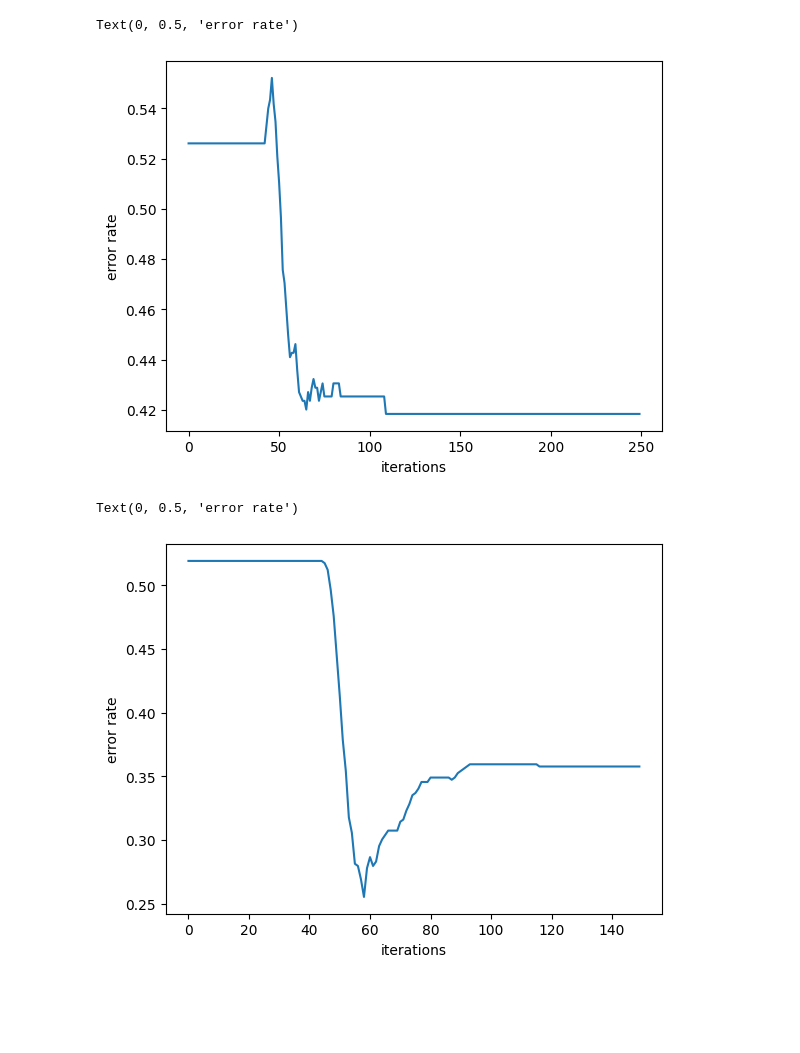
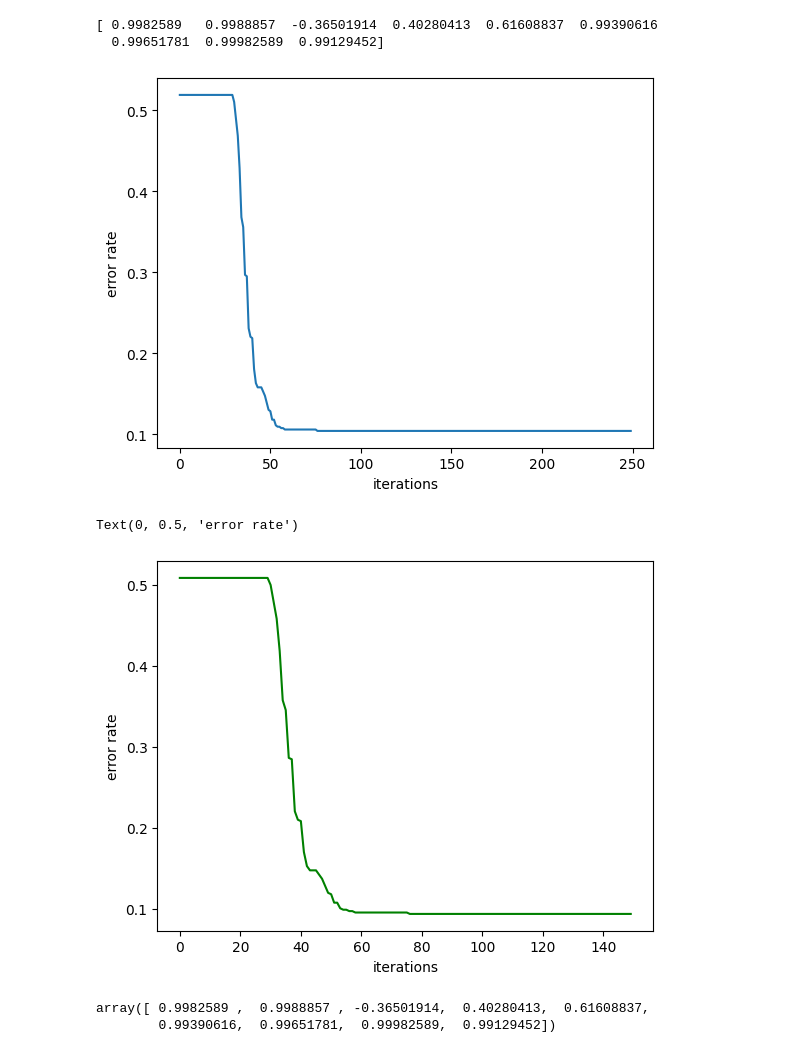
Before and after one commit to staceywies/Nothing-to-see-here, a Jupyter notebook: Supervised Learning/NeuralNetwork.ipynb, the cells around one changed output. Cells and saved outputs as stored; diff of their text form; code cells hidden in the pictures; blank space fills up the shorter version.

```diff
--- a/Supervised Learning/NeuralNetwork.ipynb
+++ b/Supervised Learning/NeuralNetwork.ipynb
@@ -112,7 +93,7 @@ errortrain1=[]
 erroriter1=[]
 weightsval1=[]
 for val in vals:
-    X_train, X_test, y_train, y_test = train_test_split (input, output1, test_size=val, )
+    X_train, X_test, y_train, y_test = train_test_split (input, output1, test_size=val, random_state=212)
     weights=np.ones((input.shape[1]))#/ (input.shape[1]*1000)
     learningr=0.0000002
     iter=0
@@ -181,11 +162,14 @@ for val in vals:
 
 import matplotlib.pyplot as plt
 plt.plot(erroriter1)
+#plt.legend("classificaiton Question 1")
 plt.xlabel("iterations")
 plt.ylabel("error rate")
+print(weights)
 # %% [output]
-Text(0, 0.5, 'error rate')
+[ 0.9982589   0.9988857  -0.36501914  0.40280413  0.61608837  0.99390616
+  0.99651781  0.99982589  0.99129452]
-[figure, old version]
+[figure, new version]
 # %%
 #########Starts here- Problem 2
 import numpy as np
@@ -222,7 +206,7 @@ weightsval27=[]
 weightsval28=[]
 weightsval29=[]
 for val in vals:
-    X_train, X_test, y_train, y_test = train_test_split (input, output2, test_size=val, )
+    X_train, X_test, y_train, y_test = train_test_split (input, output2, test_size=val, random_state=212)
     weights=np.ones((input.shape[1]))#/ (input.shape[1]*1000)
     learningr=0.0000002
     iter=0
@@ -278,35 +262,41 @@ for val in vals:
                 valv=X_train[k,j]*ydiff[k]
                 #print(val) #sum up all of the values for each row
             valv=valv*learningr
             gradient.append(valv)
         weights+=gradient
 
 
     stop=time.time()
     timer=stop-start
     iterations.append(iter)
     timetotrain2.append(timer)
     errortrain2.append(error)
 
     #test data
     answera=np.sum(X_test*weights, axis=1)
     answera[answera<=0.5]=0
     answera[answera>0.5]=1
 
     y_test=y_test.ravel()
     difference=abs(answera-y_test)
     error=np.sum(difference)/difference.size
     errortest2.append(error)
 
 import matplotlib.pyplot as plt
 
 
-plt.plot(erroriter2)
+plt.plot(erroriter2, 'g')
+#plt.legend('Classificaiton Question 2')
 plt.xlabel("iterations")
 plt.ylabel("error rate")
 # %% [output]
 Text(0, 0.5, 'error rate')
-[figure, old version]
+[figure, new version]
+# %%
+weightssave2
+# %% [output]
+array([ 0.9982589 ,  0.9988857 , -0.36501914,  0.40280413,  0.61608837,
+        0.99390616,  0.99651781,  0.99982589,  0.99129452])
 # %%
 #print(iterations)
 #print(timetotrain1)
```
Also changed, not shown: parts of 5 cells of this notebook, 6 other files.
